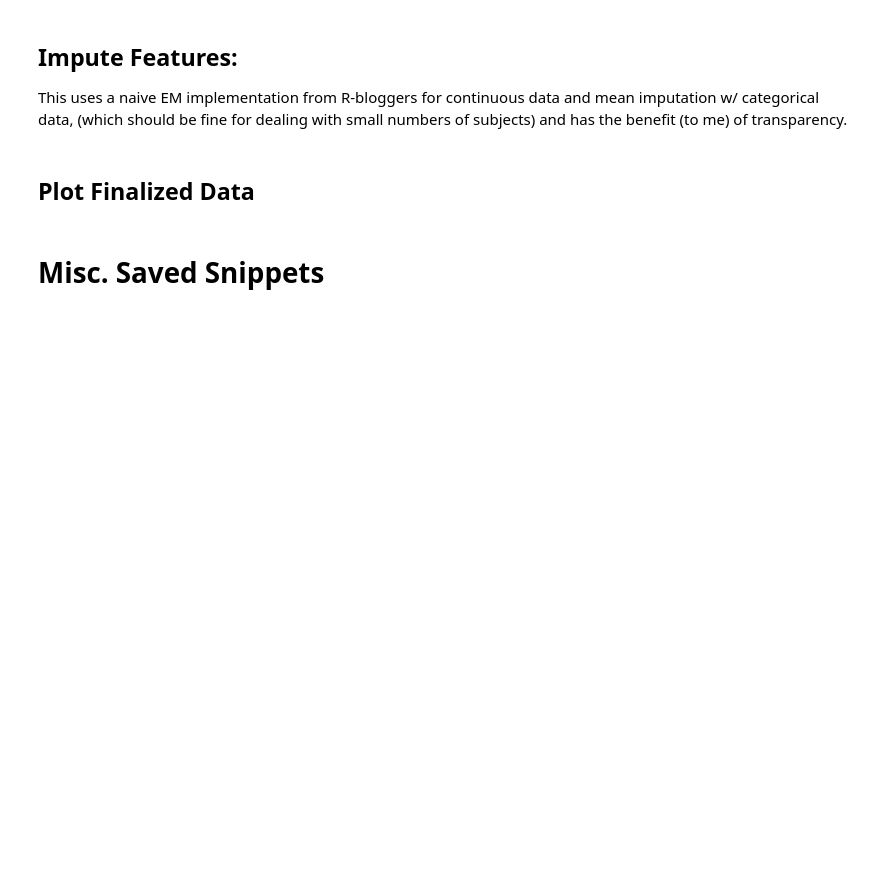
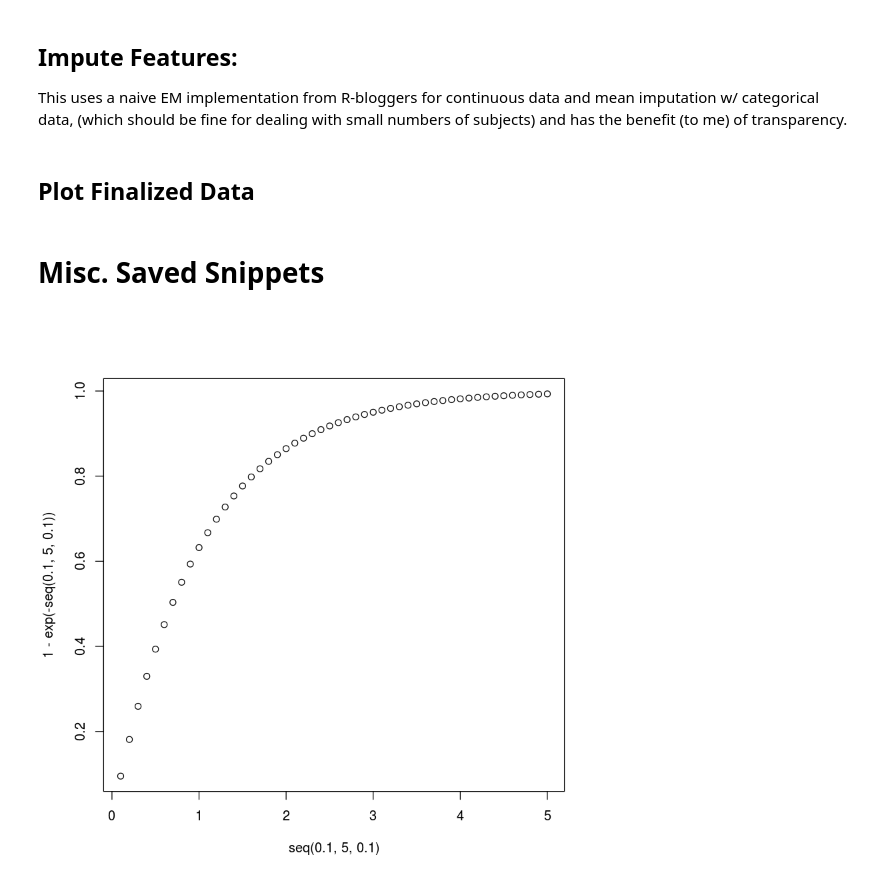
Before and after one commit to DanielNScott/imagen, a Jupyter notebook: preproc/preproc_nb.ipynb, the cells around one changed output. Saved outputs shown, nothing was run; the diff lists cells and outputs as text; code cells hidden in the pictures; blank space fills up the shorter version.

```diff
--- a/preproc_nb.ipynb
+++ b/preproc/preproc_nb.ipynb
@@ -408,3 +407,7 @@ dim(data_18_survey.raw)
 ## This code was for verifying the equivalence of the redundant alc and nic fields
 # msk <- data_14_survey.raw['All_Nic_14'] == data_14_survey.raw['espad_6.life.nic_14']
 # data_14_survey.raw[!msk,'All_Nic_14']
+# %%
+plot(seq(0.1,5,0.1), 1- exp(-seq(0.1,5,0.1)))
+# %% [output]
+[figure, added]
```
Also changed, not shown: parts of 2 cells of this notebook, 21 other files.
